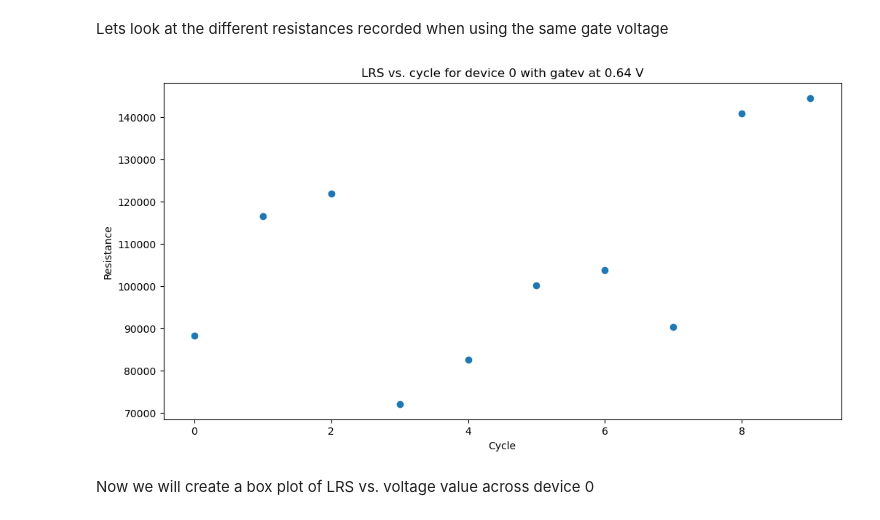
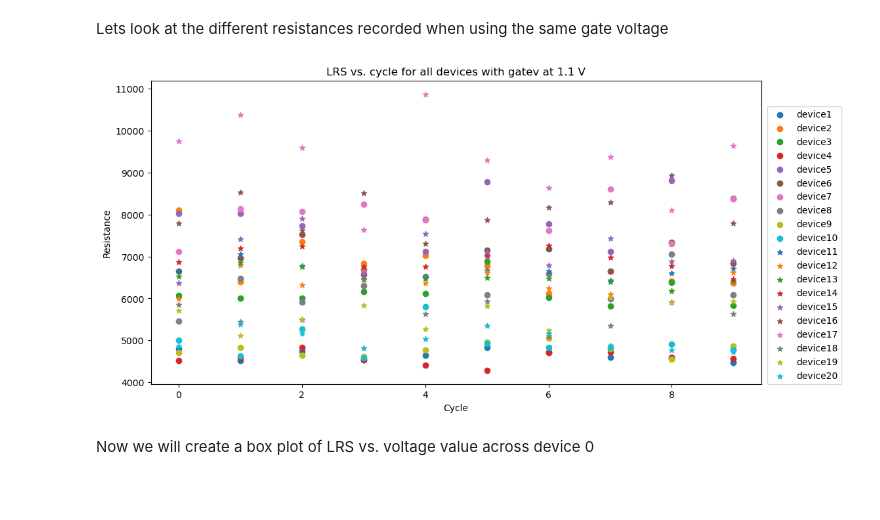
Before and after one commit to rfebbo/memr_dac, a Jupyter notebook: characterize_analog.ipynb, the cells around one changed output. Drawn from its saved outputs; the diff is of its cells as text; code cells hidden in the pictures; blank space fills up the shorter version.

```diff
--- a/characterize_analog.ipynb
+++ b/characterize_analog.ipynb
@@ -63,15 +62,21 @@ max: 1.2 V
 # %% [markdown]
 Lets look at the different resistances recorded when using the same gate voltage
 # %%
-gate_v_idx = 41
+gate_v_idx = 175
 
-plt.title(f"LRS vs. cycle for device {test_device} with gatev at {prog_data[test_device]['gatev'][gate_v_idx]:.2} V")
-plt.scatter(range(10), prog_data[test_device]['LRS'][gate_v_idx:2000:200])
+plt.title(f"LRS vs. cycle for all devices with gatev at {prog_data[test_device]['gatev'][gate_v_idx]:.2} V")
+for i, d in enumerate(prog_data):
+    if i < 10:
+        plt.scatter(range(10), d['LRS'][gate_v_idx:2000:200], label=f'device{i+1}')
+    else:
+        plt.scatter(range(10), d['LRS'][gate_v_idx:2000:200], label=f'device{i+1}', marker='*')
+
 plt.ylabel('Resistance')
 plt.xlabel('Cycle')
+plt.legend(loc=(1.01,0))
 plt.show()
 # %% [output]
-[figure, old version]
+[figure, new version]
 # %% [markdown]
 Now we will create a box plot of LRS vs. voltage value across device 0
 # %%
```
Also changed, not shown: parts of 4 cells of this notebook.
